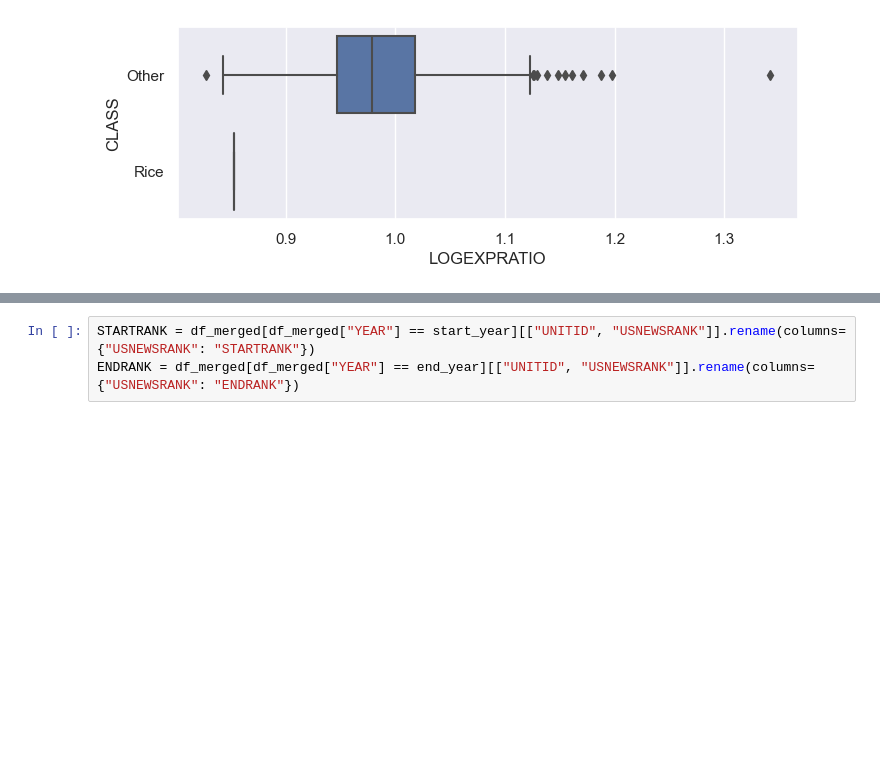
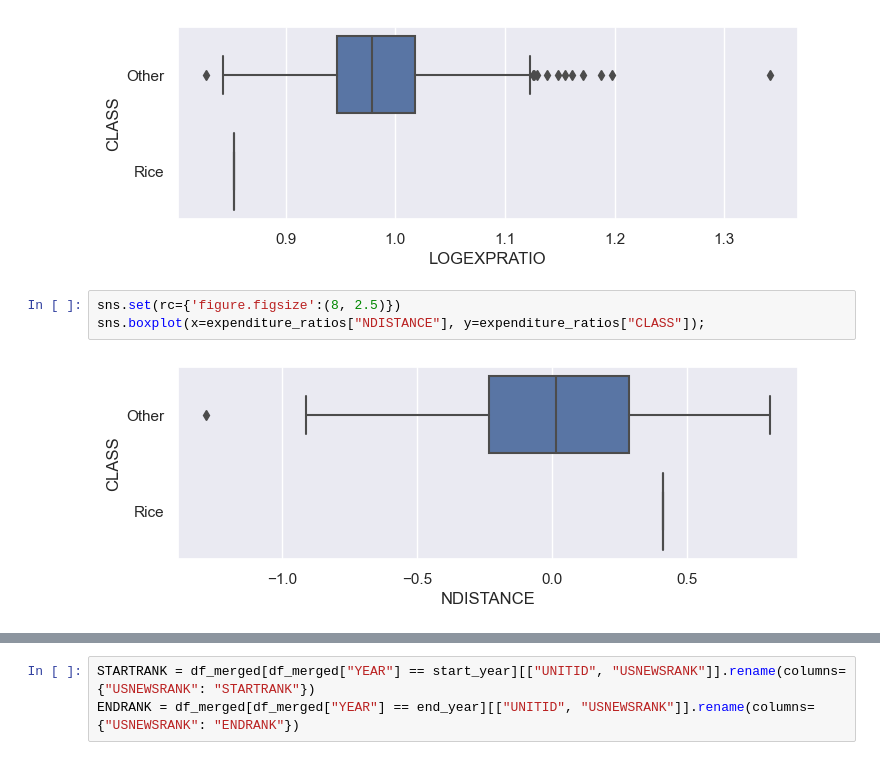
Before and after one commit to fadilf/college, a Jupyter notebook: EDA.ipynb, the cells around one changed output, grey strips where cells are left out. Cells and saved outputs as stored; diff of their text form; blank space fills up the shorter version.

```diff
--- a/EDA.ipynb
+++ b/EDA.ipynb
@@ -163,3 +172,8 @@ sns.set(rc={'figure.figsize':(8, 2.5)})
 sns.boxplot(x=expenditure_ratios["LOGEXPRATIO"], y=expenditure_ratios["CLASS"]);
 # %% [output]
 [figure]
+# %%
+sns.set(rc={'figure.figsize':(8, 2.5)})
+sns.boxplot(x=expenditure_ratios["NDISTANCE"], y=expenditure_ratios["CLASS"]);
+# %% [output]
+[figure, added]
```
Also changed, not shown: parts of 23 cells of this notebook, 10 other files.
